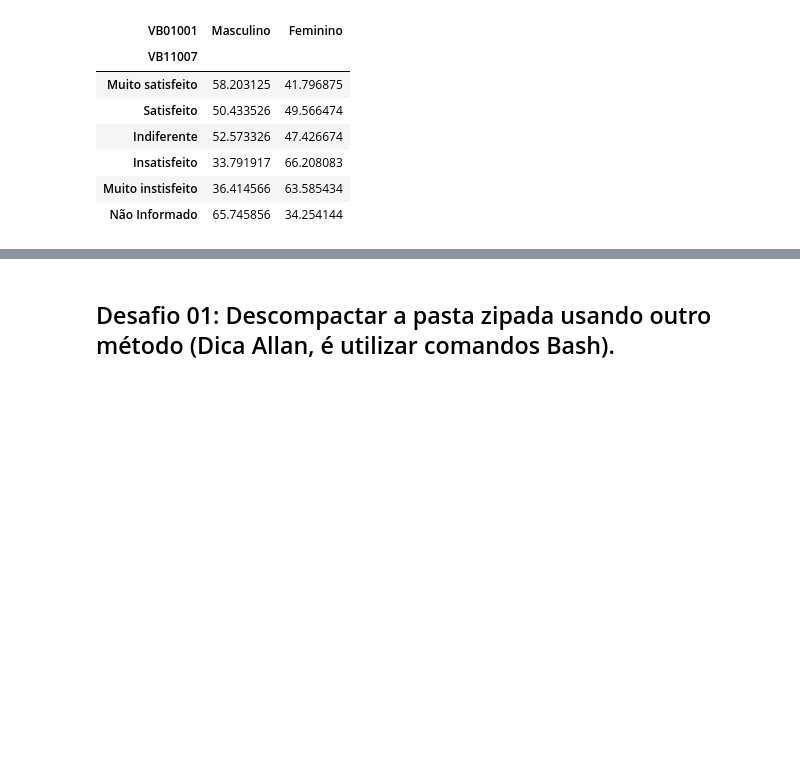
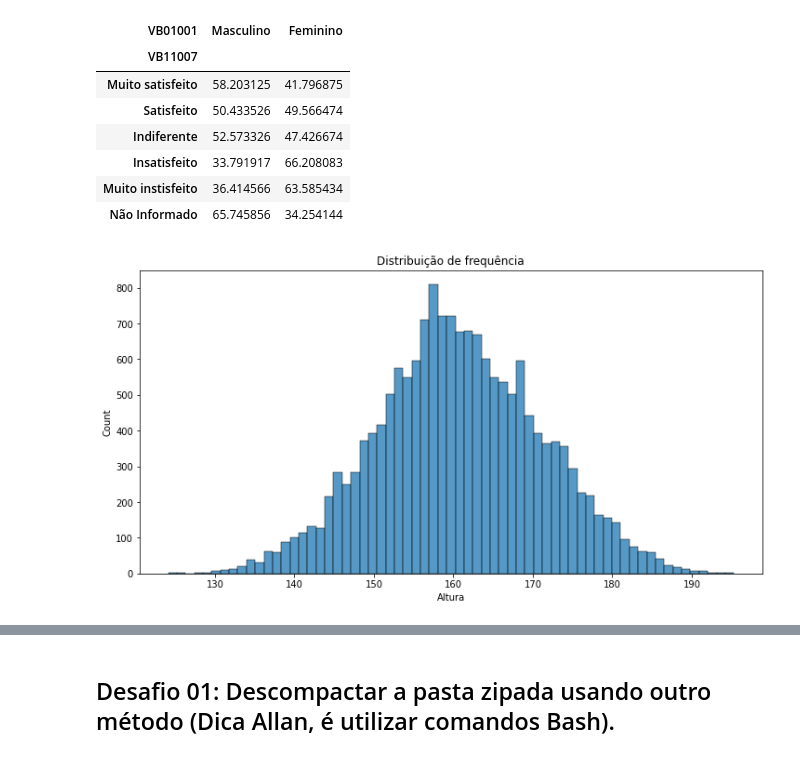
Before and after one commit to yoshinaga2904/Bootcamp-Alura, a Jupyter notebook: Modulo_3.ipynb, the cells around one changed output, grey strips where cells are left out. Drawn from its saved outputs; the diff is of its cells as text; code cells hidden in the pictures; blank space fills up the shorter version.

```diff
--- a/Modulo_3.ipynb
+++ b/Modulo_3.ipynb
@@ -273,3 +273,11 @@ frequencia_cruzada
 | Insatisfeito | 33.791917 | 66.208083 |
 | Muito instisfeito | 36.414566 | 63.585434 |
 | Não Informado | 65.745856 | 34.254144 |
+# %%
+ax = sns.histplot(data=dados, x=dados['VB17004'])
+ax.figure.set_size_inches(12,6)
+ax.set_title("Distribuição de frequência")
+ax.set_xlabel("Altura")
+ax;
+# %% [output]
+[figure, added]
```
Also changed, not shown: parts of 10 cells of this notebook.
